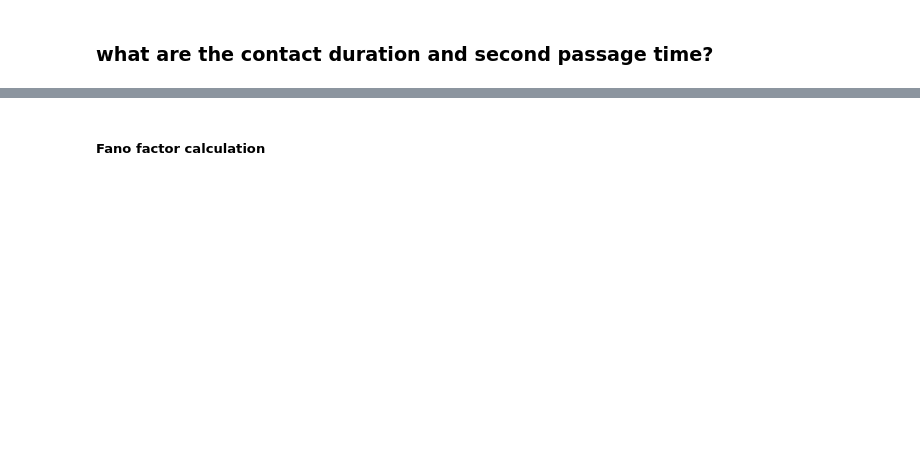
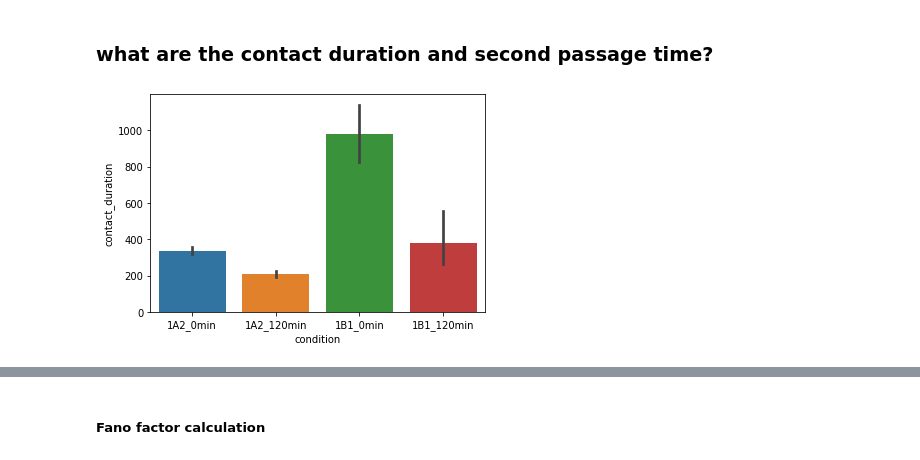
Before and after one commit to zhanyinx/SPT_analysis, a Jupyter notebook: notebooks/HMM_experimental_data.ipynb, the cells around one changed output, grey strips where cells are left out. Saved outputs shown, nothing was run; the diff lists cells and outputs as text; code cells hidden in the pictures; blank space fills up the shorter version.

Commit message:
:pencil: Update experimental hmm notebook to produce the correct plots

```diff
--- a/notebooks/HMM_experimental_data.ipynb
+++ b/notebooks/HMM_experimental_data.ipynb
@@ -266,53 +299,30 @@ pdf.savefig(fig)
 # %%
 from utils import *
 list_cell_lines = ["1A2", "1B1"]
 
 data = pd.read_csv(f"{basedir}{dataset}")
 data = data[data.cell_line.isin(list_cell_lines)]
 data["condition"] = data["cell_line"] + "_" + data["induction_time"]
 
 hue_order = sorted(data["condition"].unique())
 (
     original_durations,
     original_second_passage_times,
     _,
     fraction_time,
     conditions,
     data_filtered_original,
 ) = calculate_duration_second_passage_time(
     data=data,
     resolution=30,
     model=model,
     fraction_nan_max=0.2,
 )
 
 # Contact duration
 fig = plt.figure()
-box_plot = sns.boxplot(
-    data=original_durations, x="condition", y="contact_duration", hue_order=hue_order
-)
-
-ax = box_plot.axes
-lines = ax.get_lines()
-categories = ax.get_xticks()
-
-for cat in categories:
-    y = round(lines[4 + cat * 6].get_ydata()[0], 1)
-
-    ax.text(
-        cat,
-        y,
-        f"{y}",
-        ha="center",
-        va="center",
-        fontweight="bold",
-        size=10,
-        color="white",
-        bbox=dict(facecolor="#445A64"),
-    )
-
-box_plot.figure.tight_layout()
-ax.set_xticklabels(ax.get_xticklabels(), rotation=90)
-plt.yscale('log')
+box_plot = sns.barplot(data=original_durations, x="condition", y="contact_duration", hue_order=hue_order)
 plt.show()
 pdf.savefig(box_plot.figure)
+# %% [output]
+[figure, added]
```
Also changed, not shown: parts of 11 cells of this notebook.
